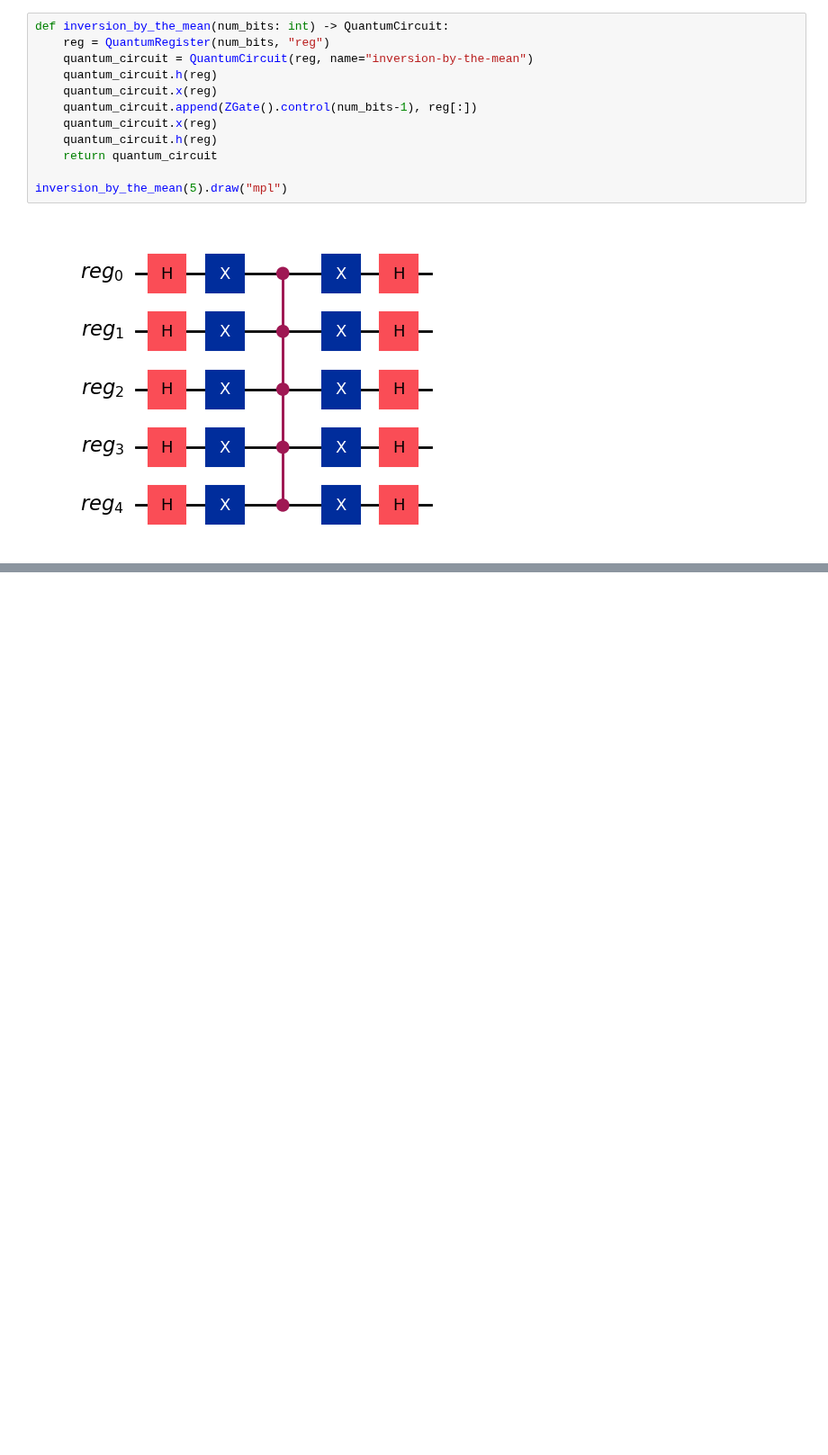
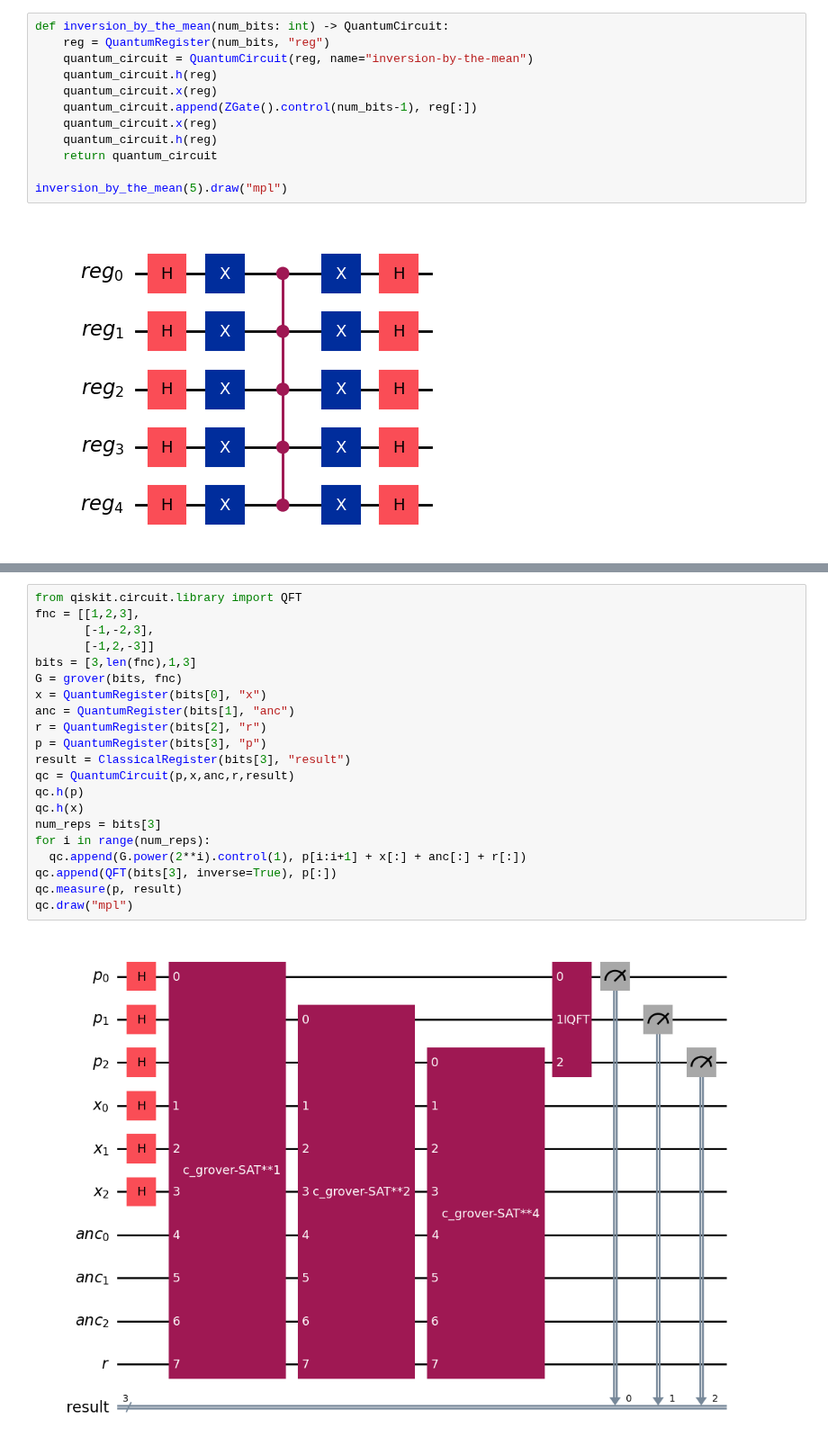
Before and after one commit to Flirm/quantum-circuits-implementation, a Jupyter notebook: implementations/grover_algorithm/notebooks/grover.ipynb, the cells around one changed output, grey strips where cells are left out. Shown at 90% size. Drawn from its saved outputs; the diff is of its cells as text; blank space fills up the shorter version.

```diff
--- a/implementations/grover_algorithm/notebooks/grover.ipynb
+++ b/implementations/grover_algorithm/notebooks/grover.ipynb
@@ -129,0 +141,23 @@ plot_histogram(counts)
+# %%
+from qiskit.circuit.library import QFT
+fnc = [[1,2,3],
+       [-1,-2,3],
+       [-1,2,-3]]
+bits = [3,len(fnc),1,3]
+G = grover(bits, fnc)
+x = QuantumRegister(bits[0], "x")
+anc = QuantumRegister(bits[1], "anc")
+r = QuantumRegister(bits[2], "r")
+p = QuantumRegister(bits[3], "p")
+result = ClassicalRegister(bits[3], "result")
+qc = QuantumCircuit(p,x,anc,r,result)
+qc.h(p)
+qc.h(x)
+num_reps = bits[3]
+for i in range(num_reps):
+  qc.append(G.power(2**i).control(1), p[i:i+1] + x[:] + anc[:] + r[:])
+qc.append(QFT(bits[3], inverse=True), p[:])
+qc.measure(p, result)
+qc.draw("mpl")
+# %% [output]
+[figure, added]
```
Also changed, not shown: parts of 7 cells of this notebook.
